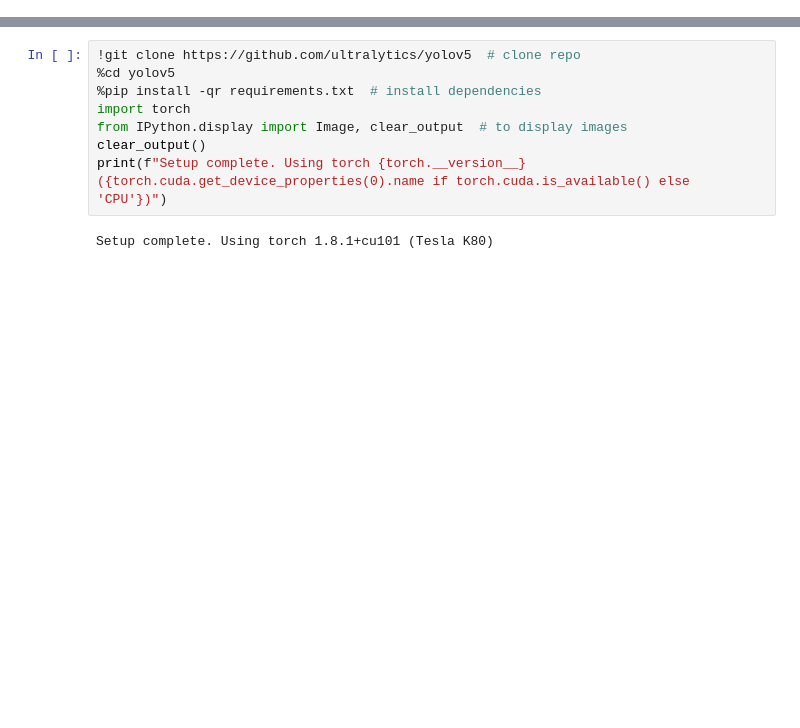
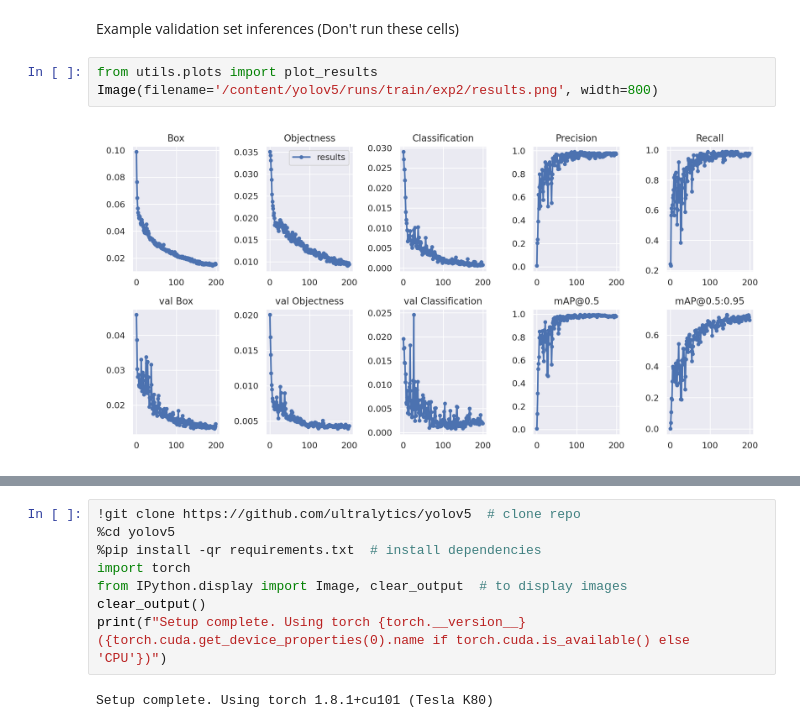
Before and after one commit to yw14218/2048-Game, a Jupyter notebook: visor_detection.ipynb, the cells around one changed output, grey strips where cells are left out. Drawn from its saved outputs; the diff is of its cells as text; blank space fills up the shorter version.

```diff
--- a/visor_detection.ipynb
+++ b/visor_detection.ipynb
@@ -1,2 +1,9 @@
 # %% [markdown]
 <a href="https://colab.research.google.com/github/yw14218/2048-Game/blob/master/visor_detection.ipynb" target="_parent"><img src="https://colab.research.google.com/assets/colab-badge.svg" alt="Open In Colab"/></a>
+# %% [markdown]
+Example validation set inferences (Don't run these cells)
+# %%
+from utils.plots import plot_results
+Image(filename='/content/yolov5/runs/train/exp2/results.png', width=800)
+# %% [output]
+[figure, added]
```
Also changed, not shown: parts of 15 cells of this notebook.
